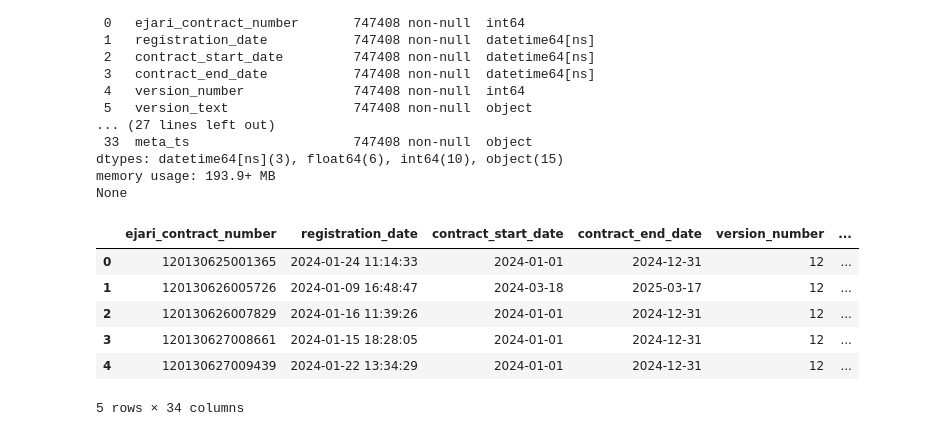
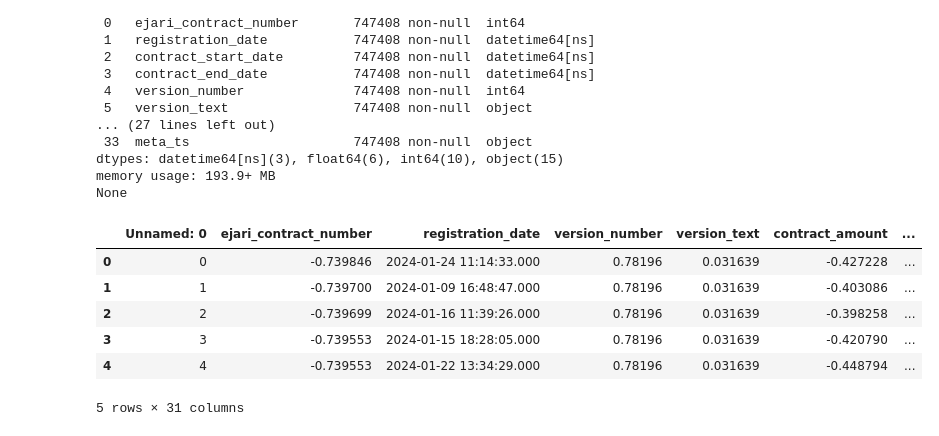
Before and after one commit to mina20/sb-task, a Jupyter notebook: SB-Case Study Materials/notebooks/initial_analysis.ipynb, the cells around one changed output. Saved outputs shown, nothing was run; the diff lists cells and outputs as text; code cells hidden in the pictures.

```diff
--- a/SB-Case Study Materials/notebooks/initial_analysis.ipynb
+++ b/SB-Case Study Materials/notebooks/initial_analysis.ipynb
@@ -240,13 +353,16 @@ def handle_missing_data(df):
     return df
 # %%
 df = handle_missing_data(df)
+# %%
+import pandas as pd
+dff = pd.read_csv("./../data/pro.csv")
 # %%
-df.head()
+dff.head()
 # %% [output]
-|  | ejari_contract_number | registration_date | contract_start_date | contract_end_date | version_number | ... |
-| 0 | 120130625001365 | 2024-01-24 11:14:33 | 2024-01-01 | 2024-12-31 | 12 | ... |
-| 1 | 120130626005726 | 2024-01-09 16:48:47 | 2024-03-18 | 2025-03-17 | 12 | ... |
-| 2 | 120130626007829 | 2024-01-16 11:39:26 | 2024-01-01 | 2024-12-31 | 12 | ... |
-| 3 | 120130627008661 | 2024-01-15 18:28:05 | 2024-01-01 | 2024-12-31 | 12 | ... |
-| 4 | 120130627009439 | 2024-01-22 13:34:29 | 2024-01-01 | 2024-12-31 | 12 | ... |
+|  | Unnamed: 0 | ejari_contract_number | registration_date | version_number | version_text | contract_amount | ... |
+| 0 | 0 | -0.739846 | 2024-01-24 11:14:33.000 | 0.78196 | 0.031639 | -0.427228 | ... |
+| 1 | 1 | -0.739700 | 2024-01-09 16:48:47.000 | 0.78196 | 0.031639 | -0.403086 | ... |
+| 2 | 2 | -0.739699 | 2024-01-16 11:39:26.000 | 0.78196 | 0.031639 | -0.398258 | ... |
+| 3 | 3 | -0.739553 | 2024-01-15 18:28:05.000 | 0.78196 | 0.031639 | -0.420790 | ... |
+| 4 | 4 | -0.739553 | 2024-01-22 13:34:29.000 | 0.78196 | 0.031639 | -0.448794 | ... |
-5 rows × 34 columns
+5 rows × 31 columns
```
Also changed, not shown: parts of 12 cells of this notebook, 10 other files.
